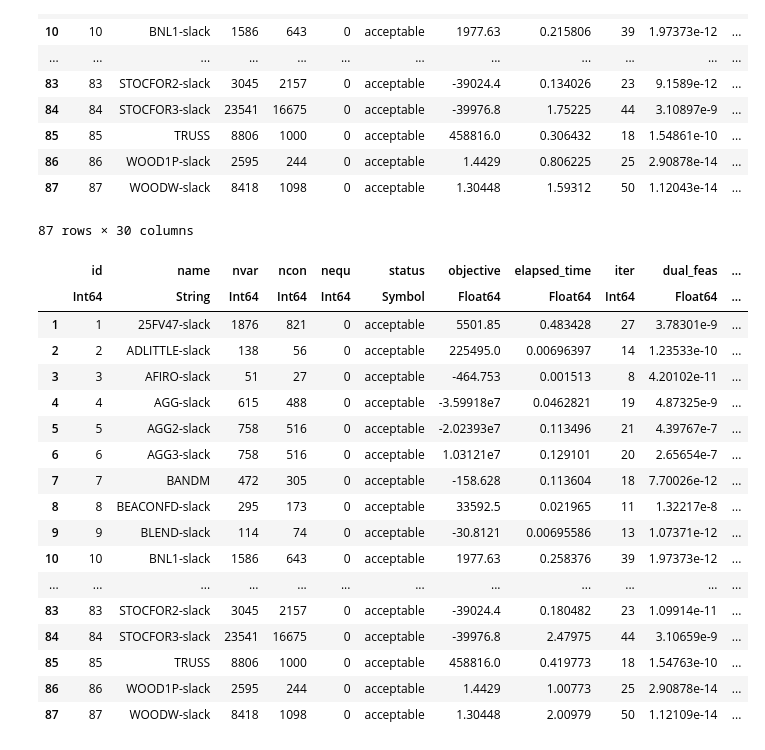
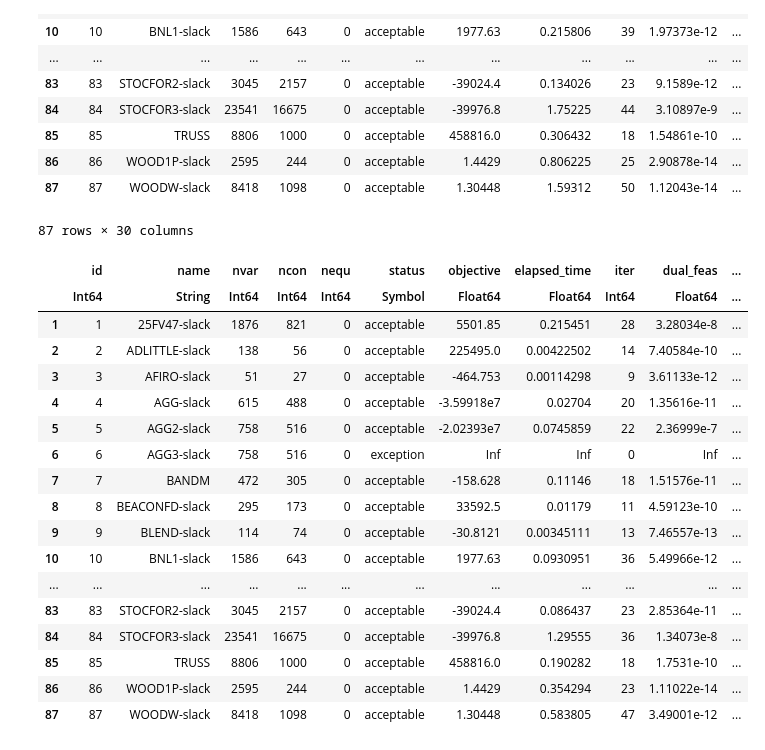
Before and after one commit to geoffroyleconte/StageOptim, a Jupyter notebook: Mehrotra_bounds_x.ipynb, the cells around one changed output. Cells and saved outputs as stored; diff of their text form; code cells hidden in the pictures.

Commit message:
mémorisation permutations

```diff
--- a/Mehrotra_bounds_x.ipynb
+++ b/Mehrotra_bounds_x.ipynb
@@ -1142,29 +1131,30 @@ close(file)
 | 86 | 86 | WOOD1P-slack | 2595 | 244 | 0 | acceptable | 1.4429 | 0.806225 | 25 | 2.90878e-14 | ... |
 | 87 | 87 | WOODW-slack | 8418 | 1098 | 0 | acceptable | 1.30448 | 1.59312 | 50 | 1.12043e-14 | ... |
 # %%
-file3 = jldopen(string(res_path, "\\mehrotra_ldlt2_no_c.jld2"), "r")
+# LDLFactorization + memorize permutations
+file3 = jldopen(string(res_path, "\\mehrotra_ldl1_permute.jld2"), "r")
 withenv("COLUMNS" => 600, "LINES" => 200) do
     display(file3["stats"])
 end
 
 close(file3)
 # %% [output]
 87 rows × 30 columns
 |  | id | name | nvar | ncon | nequ | status | objective | elapsed_time | iter | dual_feas | ... |
 |  | Int64 | String | Int64 | Int64 | Int64 | Symbol | Float64 | Float64 | Int64 | Float64 | ... |
-| 1 | 1 | 25FV47-slack | 1876 | 821 | 0 | acceptable | 5501.85 | 0.483428 | 27 | 3.78301e-9 | ... |
-| 2 | 2 | ADLITTLE-slack | 138 | 56 | 0 | acceptable | 225495.0 | 0.00696397 | 14 | 1.23533e-10 | ... |
-| 3 | 3 | AFIRO-slack | 51 | 27 | 0 | acceptable | -464.753 | 0.001513 | 8 | 4.20102e-11 | ... |
-| 4 | 4 | AGG-slack | 615 | 488 | 0 | acceptable | -3.59918e7 | 0.0462821 | 19 | 4.87325e-9 | ... |
-| 5 | 5 | AGG2-slack | 758 | 516 | 0 | acceptable | -2.02393e7 | 0.113496 | 21 | 4.39767e-7 | ... |
-| 6 | 6 | AGG3-slack | 758 | 516 | 0 | acceptable | 1.03121e7 | 0.129101 | 20 | 2.65654e-7 | ... |
-| 7 | 7 | BANDM | 472 | 305 | 0 | acceptable | -158.628 | 0.113604 | 18 | 7.70026e-12 | ... |
-| 8 | 8 | BEACONFD-slack | 295 | 173 | 0 | acceptable | 33592.5 | 0.021965 | 11 | 1.32217e-8 | ... |
-| 9 | 9 | BLEND-slack | 114 | 74 | 0 | acceptable | -30.8121 | 0.00695586 | 13 | 1.07371e-12 | ... |
-| 10 | 10 | BNL1-slack | 1586 | 643 | 0 | acceptable | 1977.63 | 0.258376 | 39 | 1.97373e-12 | ... |
+| 1 | 1 | 25FV47-slack | 1876 | 821 | 0 | acceptable | 5501.85 | 0.215451 | 28 | 3.28034e-8 | ... |
+| 2 | 2 | ADLITTLE-slack | 138 | 56 | 0 | acceptable | 225495.0 | 0.00422502 | 14 | 7.40584e-10 | ... |
+| 3 | 3 | AFIRO-slack | 51 | 27 | 0 | acceptable | -464.753 | 0.00114298 | 9 | 3.61133e-12 | ... |
+| 4 | 4 | AGG-slack | 615 | 488 | 0 | acceptable | -3.59918e7 | 0.02704 | 20 | 1.35616e-11 | ... |
+| 5 | 5 | AGG2-slack | 758 | 516 | 0 | acceptable | -2.02393e7 | 0.0745859 | 22 | 2.36999e-7 | ... |
+| 6 | 6 | AGG3-slack | 758 | 516 | 0 | exception | Inf | Inf | 0 | Inf | ... |
+| 7 | 7 | BANDM | 472 | 305 | 0 | acceptable | -158.628 | 0.11146 | 18 | 1.51576e-11 | ... |
+| 8 | 8 | BEACONFD-slack | 295 | 173 | 0 | acceptable | 33592.5 | 0.01179 | 11 | 4.59123e-10 | ... |
+| 9 | 9 | BLEND-slack | 114 | 74 | 0 | acceptable | -30.8121 | 0.00345111 | 13 | 7.46557e-13 | ... |
+| 10 | 10 | BNL1-slack | 1586 | 643 | 0 | acceptable | 1977.63 | 0.0930951 | 36 | 5.49966e-12 | ... |
 | ... | ... | ... | ... | ... | ... | ... | ... | ... | ... | ... | ... |
-| 83 | 83 | STOCFOR2-slack | 3045 | 2157 | 0 | acceptable | -39024.4 | 0.180482 | 23 | 1.09914e-11 | ... |
-| 84 | 84 | STOCFOR3-slack | 23541 | 16675 | 0 | acceptable | -39976.8 | 2.47975 | 44 | 3.10659e-9 | ... |
-| 85 | 85 | TRUSS | 8806 | 1000 | 0 | acceptable | 458816.0 | 0.419773 | 18 | 1.54763e-10 | ... |
-| 86 | 86 | WOOD1P-slack | 2595 | 244 | 0 | acceptable | 1.4429 | 1.00773 | 25 | 2.90878e-14 | ... |
-| 87 | 87 | WOODW-slack | 8418 | 1098 | 0 | acceptable | 1.30448 | 2.00979 | 50 | 1.12109e-14 | ... |
+| 83 | 83 | STOCFOR2-slack | 3045 | 2157 | 0 | acceptable | -39024.4 | 0.086437 | 23 | 2.85364e-11 | ... |
+| 84 | 84 | STOCFOR3-slack | 23541 | 16675 | 0 | acceptable | -39976.8 | 1.29555 | 36 | 1.34073e-8 | ... |
+| 85 | 85 | TRUSS | 8806 | 1000 | 0 | acceptable | 458816.0 | 0.190282 | 18 | 1.7531e-10 | ... |
+| 86 | 86 | WOOD1P-slack | 2595 | 244 | 0 | acceptable | 1.4429 | 0.354294 | 23 | 1.11022e-14 | ... |
+| 87 | 87 | WOODW-slack | 8418 | 1098 | 0 | acceptable | 1.30448 | 0.583805 | 47 | 3.49001e-12 | ... |
```
Also changed, not shown: parts of 12 cells of this notebook, 1 other file.
